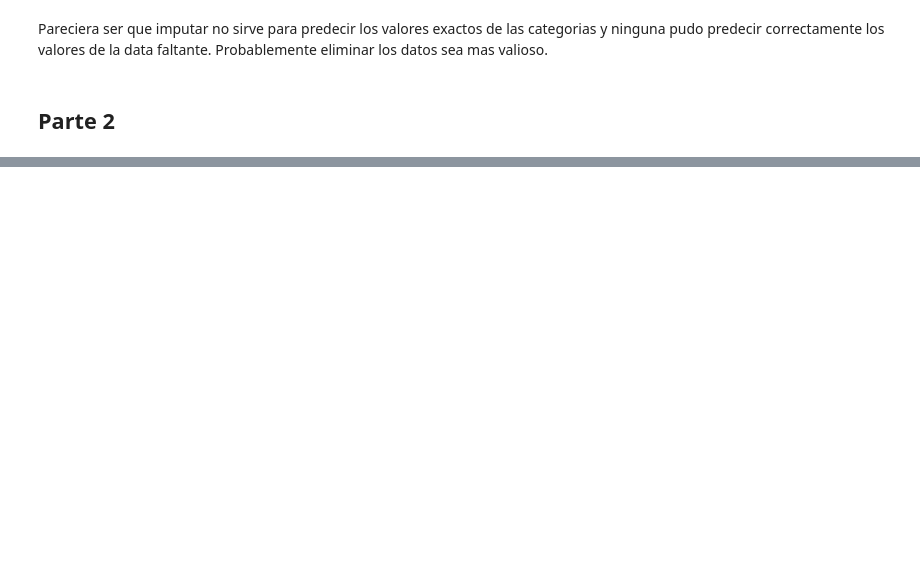
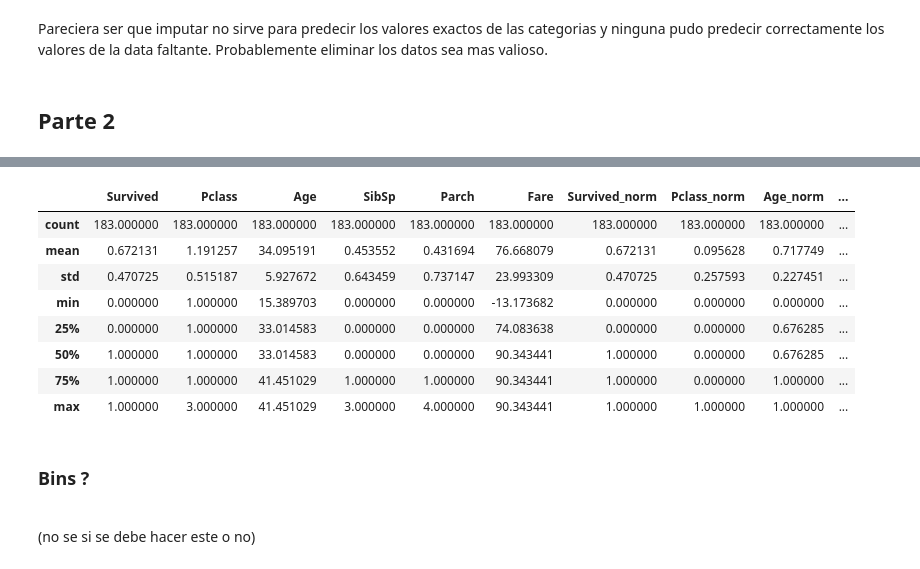
Before and after one commit to RofoRojas/Data-Wrangling, a Jupyter notebook: Laboratorio 8/Laboratorio 8.ipynb, the cells around one changed output, grey strips where cells are left out. Cells and saved outputs as stored; diff of their text form; code cells hidden in the pictures; blank space fills up the shorter version.

```diff
--- a/Laboratorio 8/Laboratorio 8.ipynb
+++ b/Laboratorio 8/Laboratorio 8.ipynb
@@ -278,0 +316,5 @@ Usando Imputacion con media
+# %%
+scaler = MinMaxScaler()
+df_norm = data_final.copy()
+for col in df_norm.select_dtypes(include=['float', 'int']).columns:
+    df_norm[col+'_norm'] = scaler.fit_transform(df_norm[[col]])
@@ -278,0 +330,12 @@ Usando Imputacion con media
+# %%
+df_norm.drop(['PassengerId', 'PassengerId_norm'],axis=1).describe()
+# %% [output]
+|  | Survived | Pclass | Age | SibSp | Parch | Fare | Survived_norm | Pclass_norm | Age_norm | ... |
+| count | 183.000000 | 183.000000 | 183.000000 | 183.000000 | 183.000000 | 183.000000 | 183.000000 | 183.000000 | 183.000000 | ... |
+| mean | 0.672131 | 1.191257 | 34.095191 | 0.453552 | 0.431694 | 76.668079 | 0.672131 | 0.095628 | 0.717749 | ... |
+| std | 0.470725 | 0.515187 | 5.927672 | 0.643459 | 0.737147 | 23.993309 | 0.470725 | 0.257593 | 0.227451 | ... |
+| min | 0.000000 | 1.000000 | 15.389703 | 0.000000 | 0.000000 | -13.173682 | 0.000000 | 0.000000 | 0.000000 | ... |
+| 25% | 0.000000 | 1.000000 | 33.014583 | 0.000000 | 0.000000 | 74.083638 | 0.000000 | 0.000000 | 0.676285 | ... |
+| 50% | 1.000000 | 1.000000 | 33.014583 | 0.000000 | 0.000000 | 90.343441 | 1.000000 | 0.000000 | 0.676285 | ... |
+| 75% | 1.000000 | 1.000000 | 41.451029 | 1.000000 | 1.000000 | 90.343441 | 1.000000 | 0.000000 | 1.000000 | ... |
+| max | 1.000000 | 3.000000 | 41.451029 | 3.000000 | 4.000000 | 90.343441 | 1.000000 | 1.000000 | 1.000000 | ... |
@@ -278,0 +344,3 @@ Usando Imputacion con media
+# %% [markdown]
+### Bins ?
+<br/>(no se si se debe hacer este o no)
```
Also changed, not shown: parts of 15 cells of this notebook.
